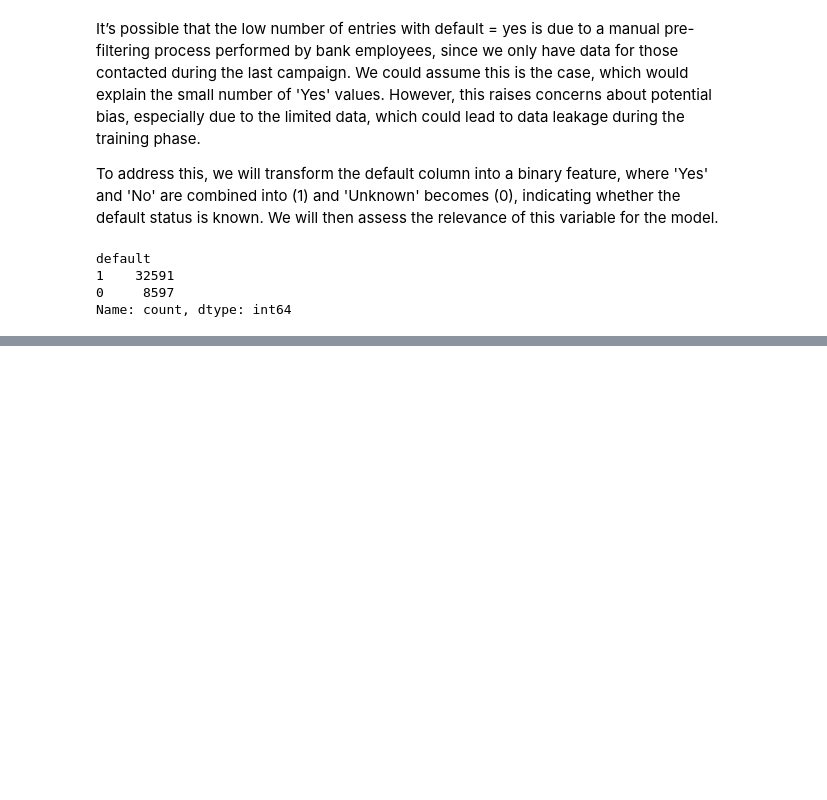
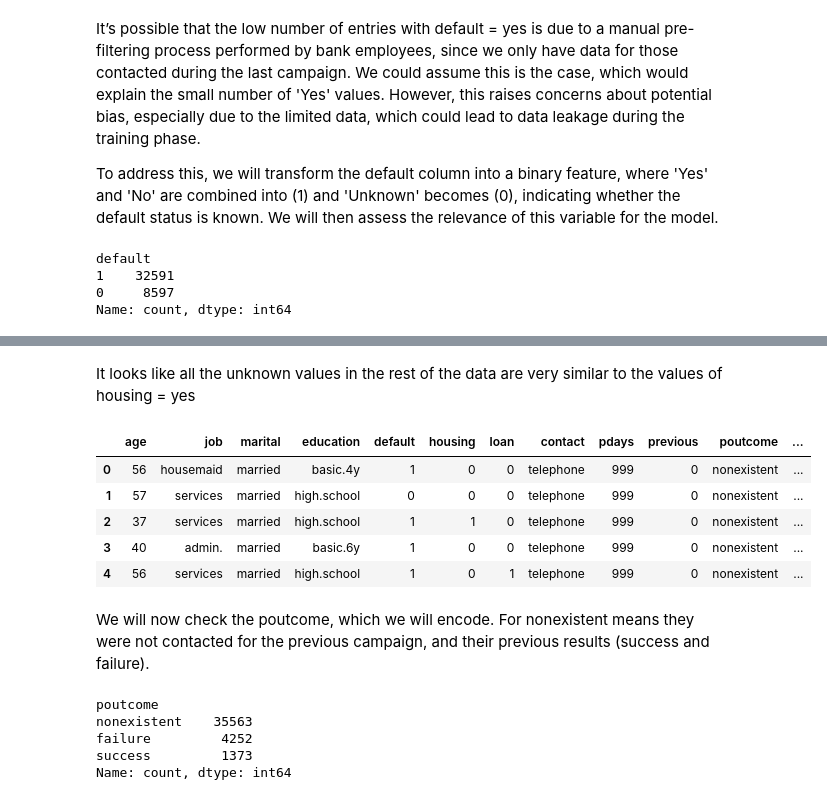
Before and after one commit to GuillePrograma94/ML-Exercise, a Jupyter notebook: src/explore.ipynb, the cells around one changed output, grey strips where cells are left out. Saved outputs shown, nothing was run; the diff lists cells and outputs as text; code cells hidden in the pictures; blank space fills up the shorter version.

```diff
--- a/src/explore.ipynb
+++ b/src/explore.ipynb
@@ -205,0 +329,16 @@ Name: count, dtype: int64
+# %%
+# We replace categories with numeric values and transform unknown to nan values to be ready for the next step.
+df['loan'] = df['loan'].replace({'yes': 1, 'no': 0, 'unknown': np.nan}).infer_objects(copy=False)
+
+# We prepare 2D array of data for imputation.
+X = df[['loan']].values
+
+# We perform imputation.
+imputer = KNNImputer(n_neighbors=5)
+df['loan'] = imputer.fit_transform(X)
+
+# We round to nearest integer and map back to categories
+df['loan'] = df['loan'].round().astype(int)
+
+# We check the values in the loan table.
+df['loan'].value_counts()
@@ -205,0 +367,16 @@ Name: count, dtype: int64
+# %%
+# We replace categories with numeric values and transform unknown to nan values to be ready for the next step.
+df['housing'] = df['housing'].replace({'yes': 1, 'no': 0, 'unknown': np.nan}).infer_objects(copy=False)
+
+# We prepare 2D array of data for imputation.
+X = df[['housing']].values
+
+# We perform imputation.
+imputer = KNNImputer(n_neighbors=5)
+df['housing'] = imputer.fit_transform(X)
+
+# We round to nearest integer and map back to categories
+df['housing'] = df['housing'].round().astype(int)
+
+# We check the values in the loan table.
+df['housing'].value_counts()
@@ -205,0 +404,21 @@ Name: count, dtype: int64
+# %% [markdown]
+It looks like all the unknown values in the rest of the data are very similar to the values of housing = yes
+# %%
+df.head()
+# %% [output]
+|  | age | job | marital | education | default | housing | loan | contact | pdays | previous | poutcome | ... |
+| 0 | 56 | housemaid | married | basic.4y | 1 | 0 | 0 | telephone | 999 | 0 | nonexistent | ... |
+| 1 | 57 | services | married | high.school | 0 | 0 | 0 | telephone | 999 | 0 | nonexistent | ... |
+| 2 | 37 | services | married | high.school | 1 | 1 | 0 | telephone | 999 | 0 | nonexistent | ... |
+| 3 | 40 | admin. | married | basic.6y | 1 | 0 | 0 | telephone | 999 | 0 | nonexistent | ... |
+| 4 | 56 | services | married | high.school | 1 | 0 | 1 | telephone | 999 | 0 | nonexistent | ... |
+# %% [markdown]
+We will now check the poutcome, which we will encode. For nonexistent means they were not contacted for the previous campaign, and their previous results (success and failure).
+# %%
+df["poutcome"].value_counts()
+# %% [output]
+poutcome
+nonexistent    35563
+failure         4252
+success         1373
+Name: count, dtype: int64
```
Also changed, not shown: parts of 25 cells of this notebook, 2 other files.
